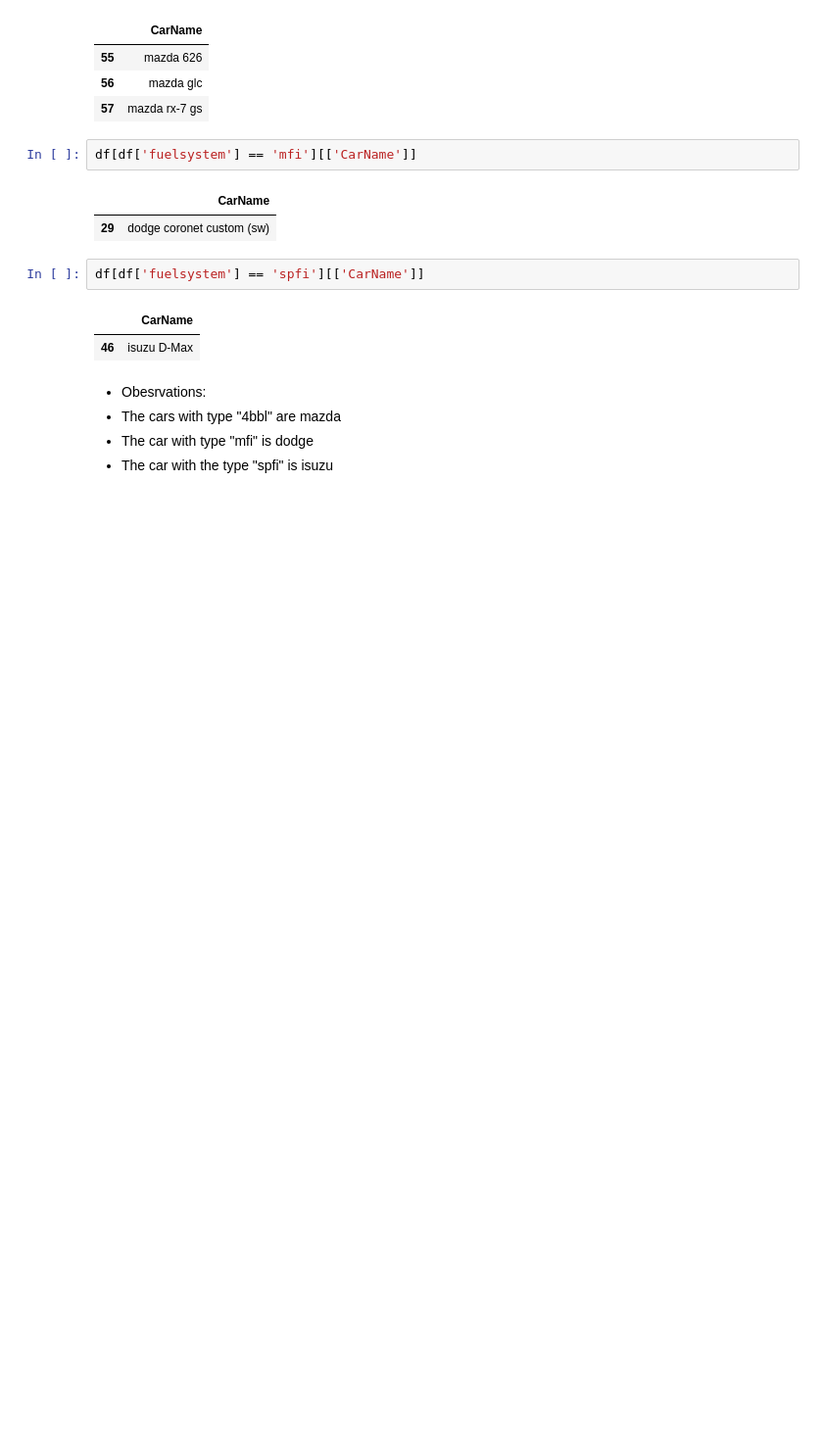
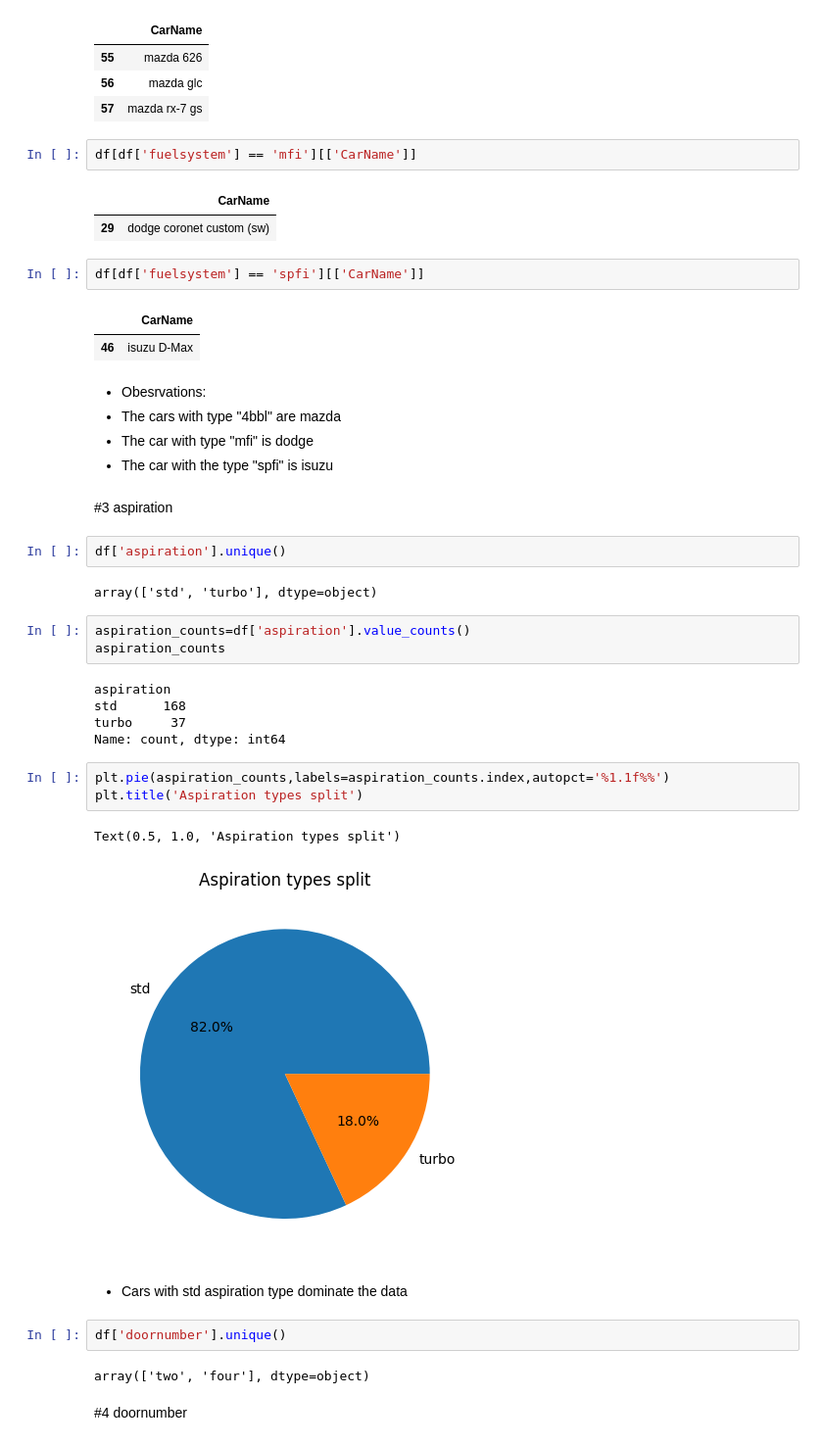
Before and after one commit to osayed159/DS_showcase, a Jupyter notebook: Car_Prices/notebooks/eda_car_price.ipynb, the cells around one changed output. Shown at 98% size. Drawn from its saved outputs; the diff is of its cells as text; blank space fills up the shorter version.

```diff
--- a/Car_Prices/notebooks/eda_car_price.ipynb
+++ b/Car_Prices/notebooks/eda_car_price.ipynb
@@ -137,3 +137,31 @@ df[df['fuelsystem'] == 'spfi'][['CarName']]
 - The cars with type "4bbl" are mazda
 - The car with type "mfi" is dodge
 - The car with the type "spfi" is isuzu
+# %% [markdown]
+#3 aspiration
+# %%
+df['aspiration'].unique()
+# %% [output]
+array(['std', 'turbo'], dtype=object)
+# %%
+aspiration_counts=df['aspiration'].value_counts()
+aspiration_counts
+# %% [output]
+aspiration
+std      168
+turbo     37
+Name: count, dtype: int64
+# %%
+plt.pie(aspiration_counts,labels=aspiration_counts.index,autopct='%1.1f%%')
+plt.title('Aspiration types split')
+# %% [output]
+Text(0.5, 1.0, 'Aspiration types split')
+[figure, added]
+# %% [markdown]
+- Cars with std aspiration type dominate the data
+# %%
+df['doornumber'].unique()
+# %% [output]
+array(['two', 'four'], dtype=object)
+# %% [markdown]
+#4 doornumber
```
Also changed, not shown: parts of 19 cells of this notebook.
